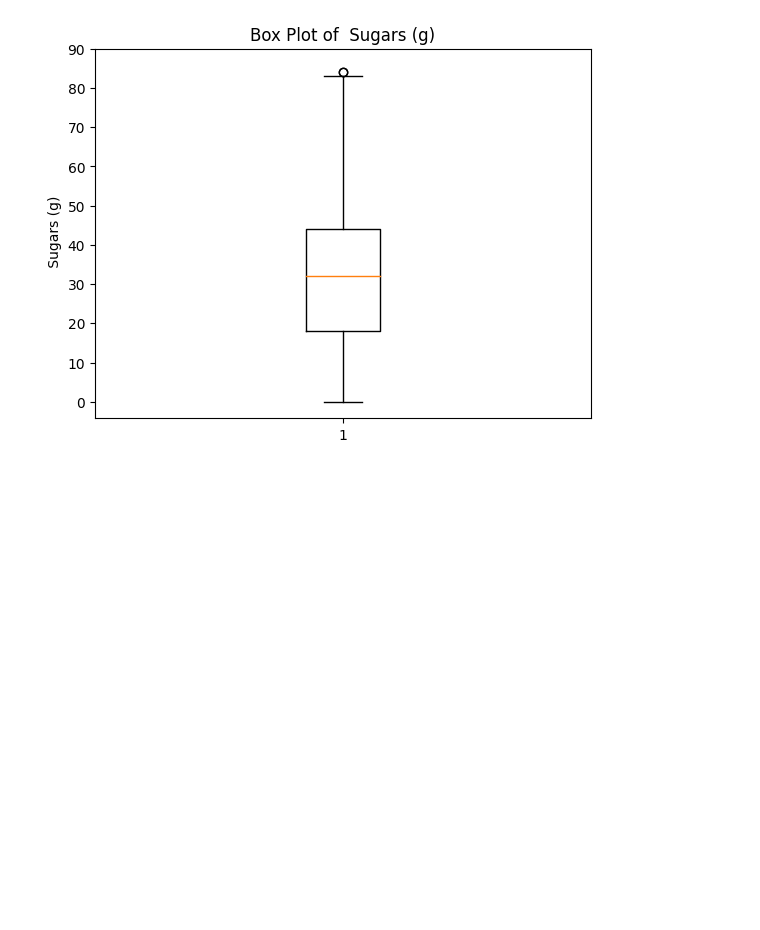
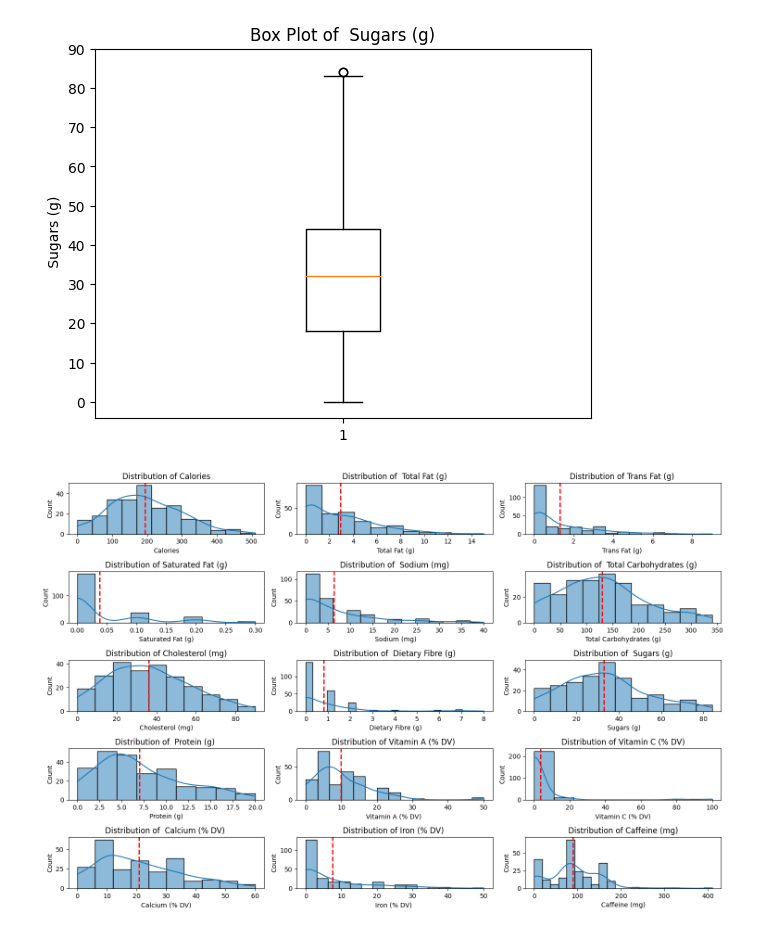
Before and after one commit to nihith-nath/Starbucks-Analysis, a Jupyter notebook: starbucks_analysis.ipynb, the cells around one changed output. Cells and saved outputs as stored; diff of their text form; code cells hidden in the pictures; blank space fills up the shorter version.

```diff
--- a/starbucks_analysis.ipynb
+++ b/starbucks_analysis.ipynb
@@ -96,0 +97,6 @@ Index(['Beverage_category', 'Beverage', 'Beverage_prep', 'Calories',
+# %%
+colmns_tbc = [' Total Fat (g)','Vitamin A (% DV) ', 'Vitamin C (% DV)',' Calcium (% DV) ', 'Iron (% DV) ']
+drinks_df[' Total Fat (g)'] = drinks_df[' Total Fat (g)'].str.replace(' ','.')
+drinks_df['Caffeine (mg)'] = pd.to_numeric(drinks_df['Caffeine (mg)'],errors = 'coerce')
+mean_caf = round(drinks_df['Caffeine (mg)'].mean(),2)
+drinks_df.isna().sum()
@@ -96,0 +123,6 @@ Index(['Beverage_category', 'Beverage', 'Beverage_prep', 'Calories',
+# %%
+drinks_df['Caffeine (mg)'].fillna(mean_caf,inplace = True)
+
+drinks_df[colmns_tbc] = drinks_df[colmns_tbc].apply(lambda x:x.str.strip("%")).astype(float)
+
+mean_caf
@@ -132,3 +188,27 @@ plt.show()
 # %% [output]
 the average sugar  in grams in a starbucks beverage is 33.02
 [figure]
+# %%
+plt.figure(figsize=(15, 15))
+
+included_columns = ['Calories', ' Total Fat (g)', 'Trans Fat (g) ', 'Saturated Fat (g)', ' Sodium (mg)',
+                    ' Total Carbohydrates (g) ', 'Cholesterol (mg)', ' Dietary Fibre (g)',
+                    ' Sugars (g)', ' Protein (g) ', 'Vitamin A (% DV) ', 'Vitamin C (% DV)',
+                    ' Calcium (% DV) ', 'Iron (% DV) ', 'Caffeine (mg)']
+
+df_subset = drinks_df[included_columns]
+df_subset.head()
+for i, column in enumerate(df_subset.columns, 1):
+    plt.subplot(8, 3, i)
+    sb.histplot(df_subset[column], kde=True)
+
+    mean_value = df_subset[column].mean()
+    plt.axvline(mean_value, color='red', linestyle='dashed', linewidth=2, label=f'Mean: {mean_value:.2f}')
+
+    plt.title(f'Distribution of {column}')
+    plt.tight_layout()
+
+plt.show()
+df_subset.head()
+# %% [output]
+[figure, added]
```
Also changed, not shown: parts of 18 cells of this notebook.
